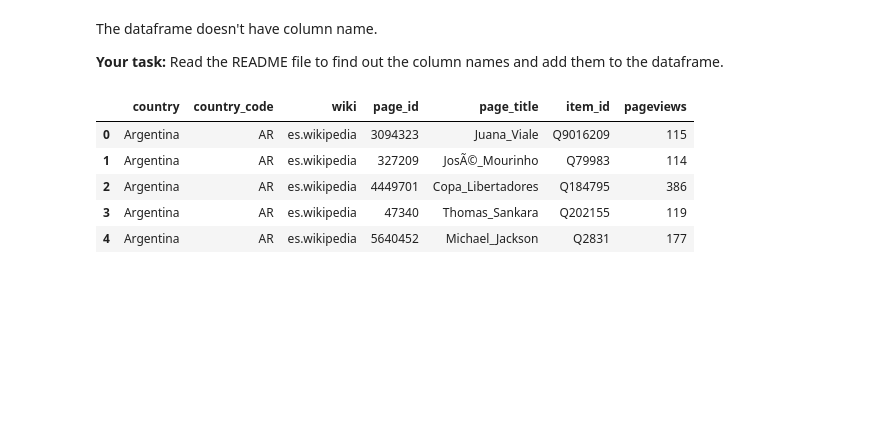
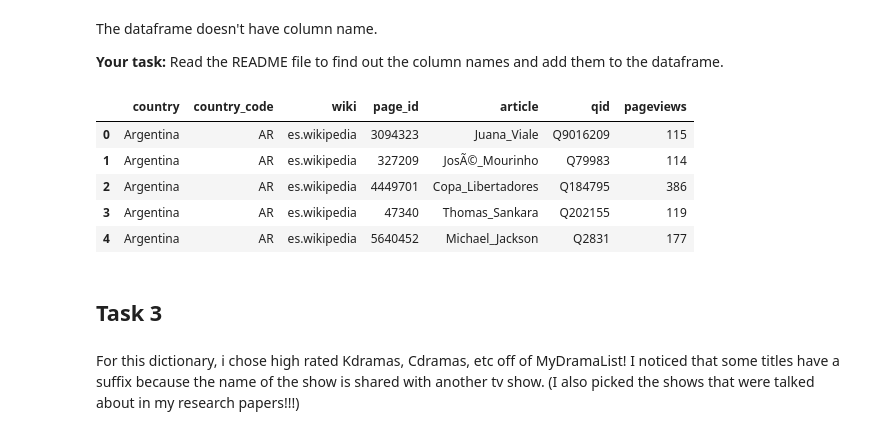
Before and after one commit to Anisa-rodriguez05/week5-wed, a Jupyter notebook: week5-wed-notebook.ipynb, the cells around one changed output. Saved outputs shown, nothing was run; the diff lists cells and outputs as text; code cells hidden in the pictures; blank space fills up the shorter version.

Commit message:
task 4

```diff
--- a/week5-wed-notebook.ipynb
+++ b/week5-wed-notebook.ipynb
@@ -290,14 +290,18 @@ The dataframe doesn't have column name.
 **Your task:** Read the README file to find out the column names and add them to the dataframe.
 # %%
 columns=["country", "country_code", "wiki",
-         "page_id", "page_title", "item_id", "pageviews"]
+         "page_id", "article", "qid", "pageviews"]
 
 df = pd.read_csv(io.StringIO(response.text), sep='\t', names=columns, header=0)
 df.head()
 # %% [output]
-|  | country | country_code | wiki | page_id | page_title | item_id | pageviews |
+|  | country | country_code | wiki | page_id | article | qid | pageviews |
 | 0 | Argentina | AR | es.wikipedia | 3094323 | Juana_Viale | Q9016209 | 115 |
 | 1 | Argentina | AR | es.wikipedia | 327209 | JosÃ©_Mourinho | Q79983 | 114 |
 | 2 | Argentina | AR | es.wikipedia | 4449701 | Copa_Libertadores | Q184795 | 386 |
 | 3 | Argentina | AR | es.wikipedia | 47340 | Thomas_Sankara | Q202155 | 119 |
 | 4 | Argentina | AR | es.wikipedia | 5640452 | Michael_Jackson | Q2831 | 177 |
+# %% [markdown]
+## Task 3
+# %% [markdown]
+For this dictionary, i chose high rated Kdramas, Cdramas, etc off of MyDramaList! I noticed that some titles have a suffix because the name of the show is shared with another tv show. (I also picked the shows that were talked about in my research papers!!!)
```
Also changed, not shown: parts of 2 cells of this notebook.
